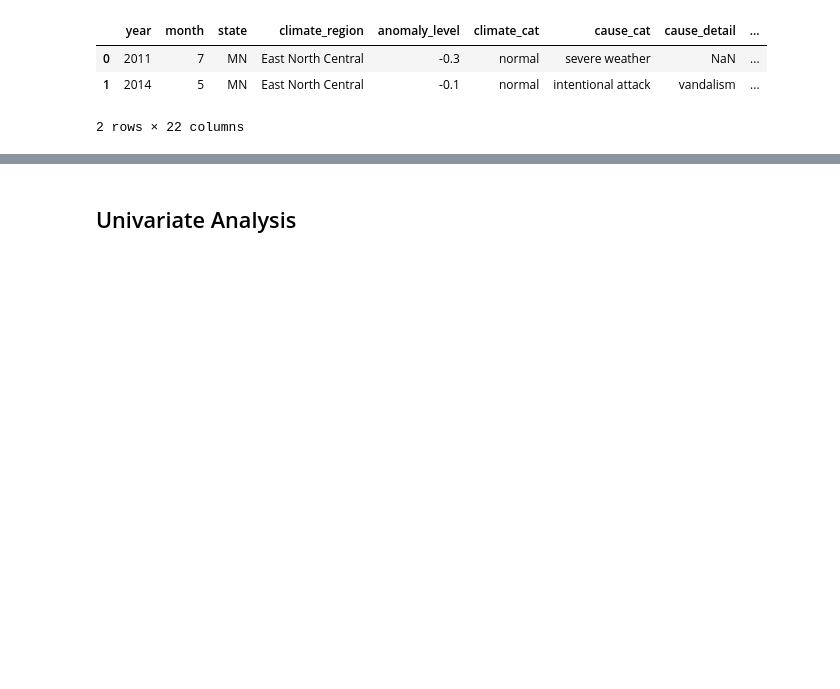
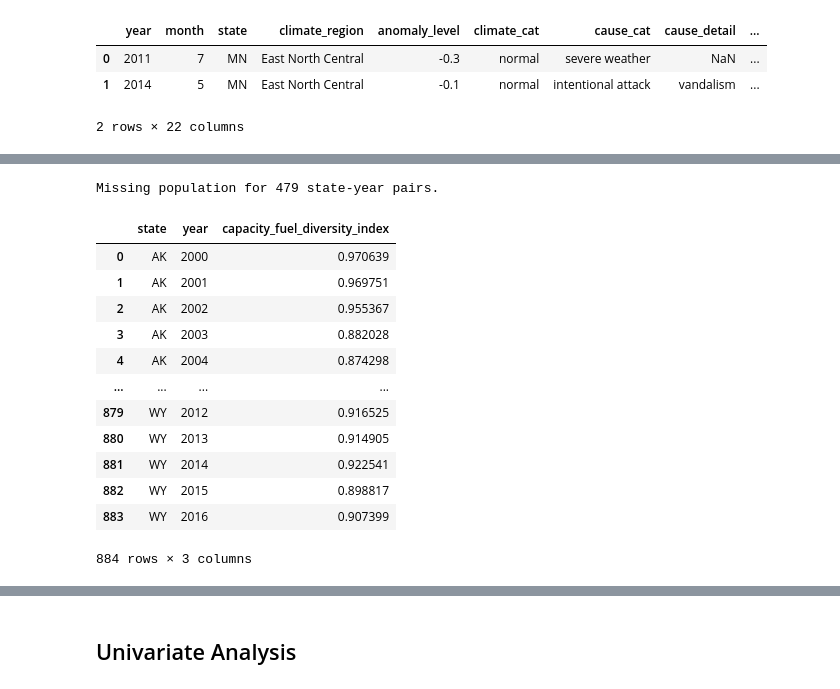
Before and after one commit to rcwoshimao/infrastructure-resilience-analysis, a Jupyter notebook: notebooks/step_1_to_4_cleaned.ipynb, the cells around one changed output, grey strips where cells are left out. Drawn from its saved outputs; the diff is of its cells as text; code cells hidden in the pictures; blank space fills up the shorter version.

```diff
--- a/notebooks/step_1_to_4_cleaned.ipynb
+++ b/notebooks/step_1_to_4_cleaned.ipynb
@@ -367,0 +318,67 @@ outage.head(2)
+# %%
+capacity = pd.read_csv('existcapacity_annual.csv', skiprows=1)
+capacity.columns = ['year', 'state', 'producer type', 'fuel source', 'generators', 'facilities', 'nameplate_capacity', 'summer_capacity']
+capacity = capacity[capacity['year'].astype(int) >= 2000]
+capacity = capacity[capacity['year'].astype(int) <= 2016]
+
+pop_df = outage[['state', 'year', 'population']].drop_duplicates()
+capacity['year'] = capacity['year'].astype('str')
+capacity = capacity.merge(pop_df, on=['state', 'year'], how='left')
+
+# capacity['nameplate_capacity'] = capacity['nameplate_capacity'].str.replace(',', '')
+# capacity['summer_capacity'] = capacity['summer_capacity'].str.replace(',', '')
+# capacity['capacity_per_capita'] = capacity['nameplate_capacity'].astype(float) / capacity['population'].astype(float)
+# capacity = capacity[['year', 'state', 'capacity_per_capita']]
+# capacity = capacity.reset_index().drop(columns=['index'])
+capacity_keys = set(zip(capacity['state'], capacity['year']))
+pop_keys = set(zip(pop_df['state'], pop_df['year']))
+
+missing_keys = capacity_keys - pop_keys
+print(f"Missing population for {len(missing_keys)} state-year pairs.")
+# %% [output]
+Missing population for 479 state-year pairs.
+# %%
+def compute_shannon_entropy(df, group_cols, value_col, new_col_name):
+    df = df.copy()
+    df[value_col] = df[value_col].astype(float)
+    grouped = df.groupby(group_cols)
+
+    entropy_list = []
+    for name, group in grouped:
+        proportions = group[value_col] / group[value_col].sum()
+        entropy = -(proportions * np.log(proportions)).sum()
+        entropy_list.append((*name, entropy))
+
+    entropy_df = pd.DataFrame(entropy_list, columns=group_cols + [new_col_name])
+    return entropy_df
+# %%
+capacity = pd.read_csv('existcapacity_annual.csv', skiprows=1)
+capacity.columns = ['year', 'state', 'producer type', 'fuel source', 'generators', 'facilities', 'nameplate_capacity', 'summer_capacity']
+capacity = capacity[capacity['year'].astype(int) >= 2000]
+capacity = capacity[capacity['year'].astype(int) <= 2016]
+capacity = capacity[capacity['fuel source'] == 'All Sources']
+capacity['nameplate_capacity'] = capacity['nameplate_capacity'].str.replace(',', '')
+capacity['summer_capacity'] = capacity['summer_capacity'].str.replace(',', '')
+capacity['year'] = capacity['year'].astype('str')
+
+capacity_entropy = compute_shannon_entropy(
+    df=capacity,
+    group_cols=['state', 'year'],
+    value_col='nameplate_capacity',
+    new_col_name='capacity_fuel_diversity_index'
+)
+capacity_entropy
+# %% [output]
+|  | state | year | capacity_fuel_diversity_index |
+| 0 | AK | 2000 | 0.970639 |
+| 1 | AK | 2001 | 0.969751 |
+| 2 | AK | 2002 | 0.955367 |
+| 3 | AK | 2003 | 0.882028 |
+| 4 | AK | 2004 | 0.874298 |
+| ... | ... | ... | ... |
+| 879 | WY | 2012 | 0.916525 |
+| 880 | WY | 2013 | 0.914905 |
+| 881 | WY | 2014 | 0.922541 |
+| 882 | WY | 2015 | 0.898817 |
+| 883 | WY | 2016 | 0.907399 |
+884 rows × 3 columns
```
Also changed, not shown: parts of 27 cells of this notebook.
